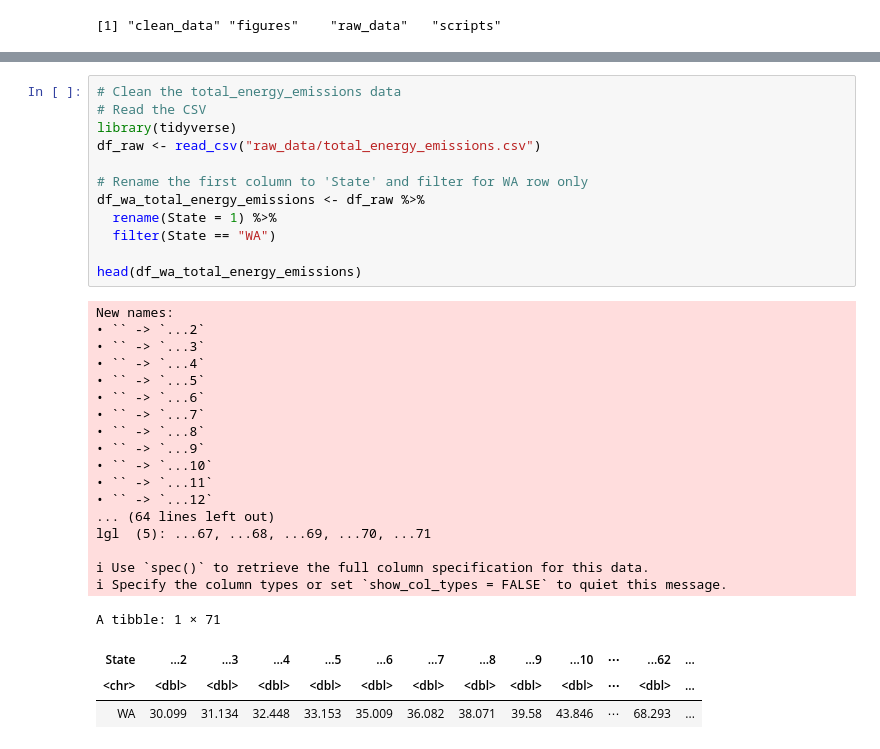
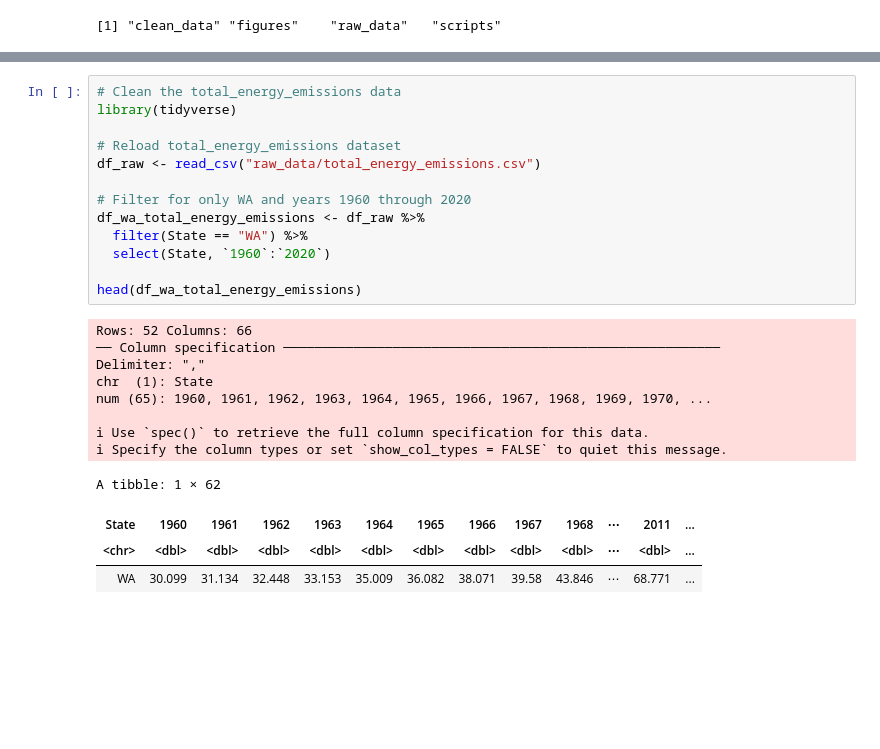
Before and after one commit to mpburnham2-tech/energy_emissions_project, a Jupyter notebook: Project_folder_setup.ipynb, the cells around one changed output, grey strips where cells are left out. Saved outputs shown, nothing was run; the diff lists cells and outputs as text; blank space fills up the shorter version.

```diff
--- a/Project_folder_setup.ipynb
+++ b/Project_folder_setup.ipynb
@@ -141,34 +145,26 @@ A tibble: 6 × 71
 # %%
 # Clean the total_energy_emissions data
-# Read the CSV
 library(tidyverse)
+
+# Reload total_energy_emissions dataset
 df_raw <- read_csv("raw_data/total_energy_emissions.csv")
 
-# Rename the first column to 'State' and filter for WA row only
+# Filter for only WA and years 1960 through 2020
 df_wa_total_energy_emissions <- df_raw %>%
-  rename(State = 1) %>%
-  filter(State == "WA")
+  filter(State == "WA") %>%
+  select(State, `1960`:`2020`)
 
 head(df_wa_total_energy_emissions)
 # %% [output]
-New names:
-• `` -> `...2`
-• `` -> `...3`
-• `` -> `...4`
-• `` -> `...5`
-• `` -> `...6`
-• `` -> `...7`
-• `` -> `...8`
-• `` -> `...9`
-• `` -> `...10`
-• `` -> `...11`
-• `` -> `...12`
-... (64 lines left out)
-lgl  (5): ...67, ...68, ...69, ...70, ...71
+Rows: 52 Columns: 66
+── Column specification ────────────────────────────────────────────────────────
+Delimiter: ","
+chr  (1): State
+num (65): 1960, 1961, 1962, 1963, 1964, 1965, 1966, 1967, 1968, 1969, 1970, ...
 
 ℹ Use `spec()` to retrieve the full column specification for this data.
 ℹ Specify the column types or set `show_col_types = FALSE` to quiet this message.
-A tibble: 1 × 71
+A tibble: 1 × 62
-| State | ...2 | ...3 | ...4 | ...5 | ...6 | ...7 | ...8 | ...9 | ...10 | ⋯ | ...62 | ... |
+| State | 1960 | 1961 | 1962 | 1963 | 1964 | 1965 | 1966 | 1967 | 1968 | ⋯ | 2011 | ... |
 | <chr> | <dbl> | <dbl> | <dbl> | <dbl> | <dbl> | <dbl> | <dbl> | <dbl> | <dbl> | ⋯ | <dbl> | ... |
-| WA | 30.099 | 31.134 | 32.448 | 33.153 | 35.009 | 36.082 | 38.071 | 39.58 | 43.846 | ⋯ | 68.293 | ... |
+| WA | 30.099 | 31.134 | 32.448 | 33.153 | 35.009 | 36.082 | 38.071 | 39.58 | 43.846 | ⋯ | 68.771 | ... |
```
Also changed, not shown: parts of 9 cells of this notebook.
